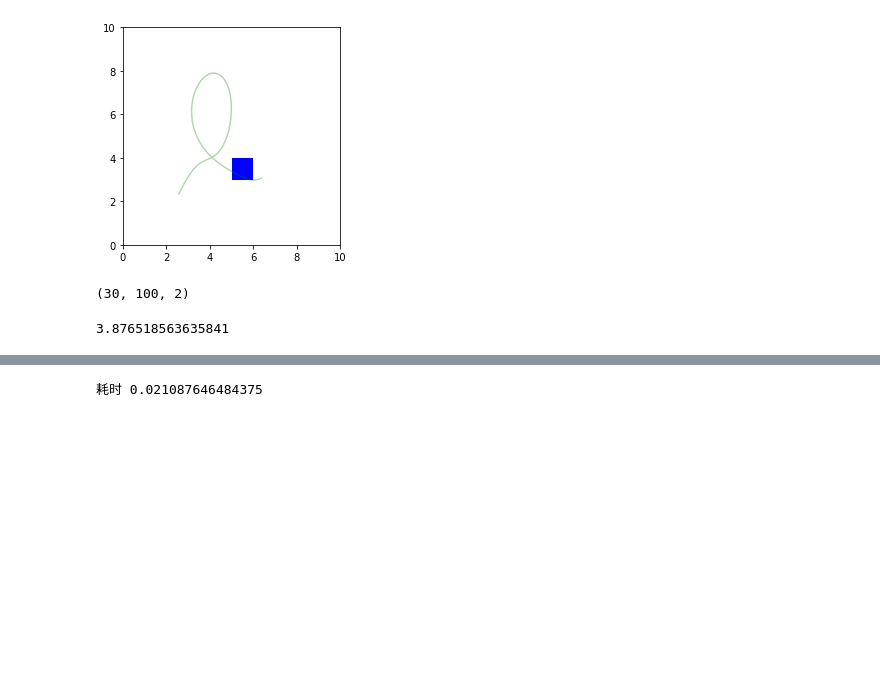
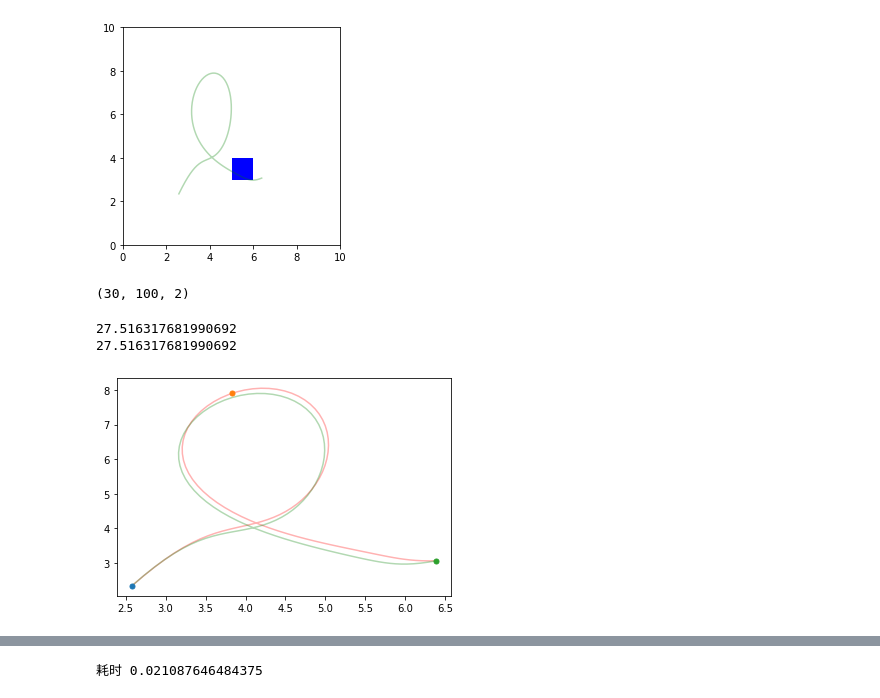
Before and after one commit to ZhiyuanGao828/cem_promp, a Jupyter notebook: 1010_test.ipynb, the cells around one changed output, grey strips where cells are left out. Cells and saved outputs as stored; diff of their text form; code cells hidden in the pictures; blank space fills up the shorter version.

Commit message:
ppo with fixed start_end

```diff
--- a/1010_test.ipynb
+++ b/1010_test.ipynb
@@ -95,11 +95,28 @@ print(dataset.shape)
 # %% [output]
 [figure]
 (30, 100, 2)
+# %%
+from pytorch_fid.fid_score import calculate_frechet_distance
+mu_1= mean_margs.T.reshape(-1)
+# mu_2= cond_traj.T.reshape(-1)
+mu_2= np.ones(200)*8
+sigma_1 = np.zeros([200,200])
+sigma_2 = np.zeros([200,200])
+for i in range(100):
+    sigma_1[i*2:(i+1)*2,i*2:(i+1)*2] = sigma_s[:,:,i]
+#     sigma_2[i*2:(i+1)*2,i*2:(i+1)*2] = sigma_con_array[:,:,i]
+    sigma_2[i*2:(i+1)*2,i*2:(i+1)*2] = sigma_s[:,:,i]*5
+fid_cost1= calculate_frechet_distance(mu_1,sigma_1,mu_2,sigma_2) *0.01
+fid_cost2= calculate_frechet_distance(mu_2,sigma_2,mu_1,sigma_1) *0.01
+print(fid_cost1)
+print(fid_cost2)
+# %% [output]
+27.516317681990692
+27.516317681990692
 # %%
 old_promp=promp
 
-via_point= np.array([6.01734981e+00, 1.26301909e+01 ,1.00000000e-02, 2.13106088e+00,
- 4.78803864e+00 ,6.34622853e-01])
+via_point= np.array([3.83612834, 7.9028387,0.5 ])
 
 via_point = via_point.reshape([-1,3])
 t_cond = np.zeros(2+via_point.shape[0])
@@ -110,37 +127,43 @@ for i in range(via_point.shape[0]):
 
 q_cond =np.zeros([2+via_point.shape[0],2])
 q_cond[0]= mean_margs[:,0]
 q_cond[-1]= mean_margs[:,-1]
 for i in range(via_point.shape[0]):
     q_cond[i+1]=via_point[i,:2]
 
 # t_cond=np.array([0,20,99])
 # # t_cond=np.array([0,20])
 # q_cond =np.zeros([t_cond.shape[0],2])
 # q_cond[0]= mean_margs[:,t_cond[0]]
 # q_cond[1]= via_point
 # q_cond[2]= mean_margs[:,t_cond[2]]
 
 mu_w_cond_rec, Sigma_w_cond_rec=old_promp.get_basis_weight_parameters()
 
 for i in range(t_cond.shape[0]):
     mu_w_cond_rec, Sigma_w_cond_rec = old_promp.get_conditioned_weights(t_cond[i], q_cond[i], mean_w=mu_w_cond_rec, var_w=Sigma_w_cond_rec)
 cond_traj = np.zeros([2,100])
 sigma_con_array =np.zeros([2,2,100])
 upper_bound_con =  np.zeros([2,100])
 lower_bound_con =  np.zeros([2,100])
 
 for i in range(len(domain)):
     mu_marg_q_con, Sigma_marg_q_con = promp.get_marginal(domain[i], mu_w_cond_rec, Sigma_w_cond_rec)
     sigma_con_array[:,:,i] = Sigma_marg_q_con
     cond_traj[:,i] = mu_marg_q_con
     std_q_con = np.diagonal(Sigma_marg_q_con)** 0.5
     upper_bound_con[:,i] = mu_marg_q_con + std_q_con
     lower_bound_con[:,i] = mu_marg_q_con - std_q_con
+
+
+
+# %matplotlib
+fig, ax = plt.subplots()
+ax.plot(cond_traj[0,:], cond_traj[1,:], 'r', alpha=0.3)
+ax.plot(mean_margs[0,:], mean_margs[1,:], 'g', alpha=0.3)
+for i in range(t_cond.shape[0]):
+    ax.plot(q_cond[i,0], q_cond[i,1],  marker="o", markersize=5)
+
+plt.show()
+# %% [output]
+[figure, added]
-# %%
-p_start = mean_margs[:,0]
-p_end = mean_margs[:,-1]
-dista=  math.sqrt( (p_start[0]-p_end[0])**2 +(p_start[1]-p_end[1])**2 )
-print(dista)
-# %% [output]
-3.876518563635841
```
Also changed, not shown: parts of 8 cells of this notebook, 11 other files.
